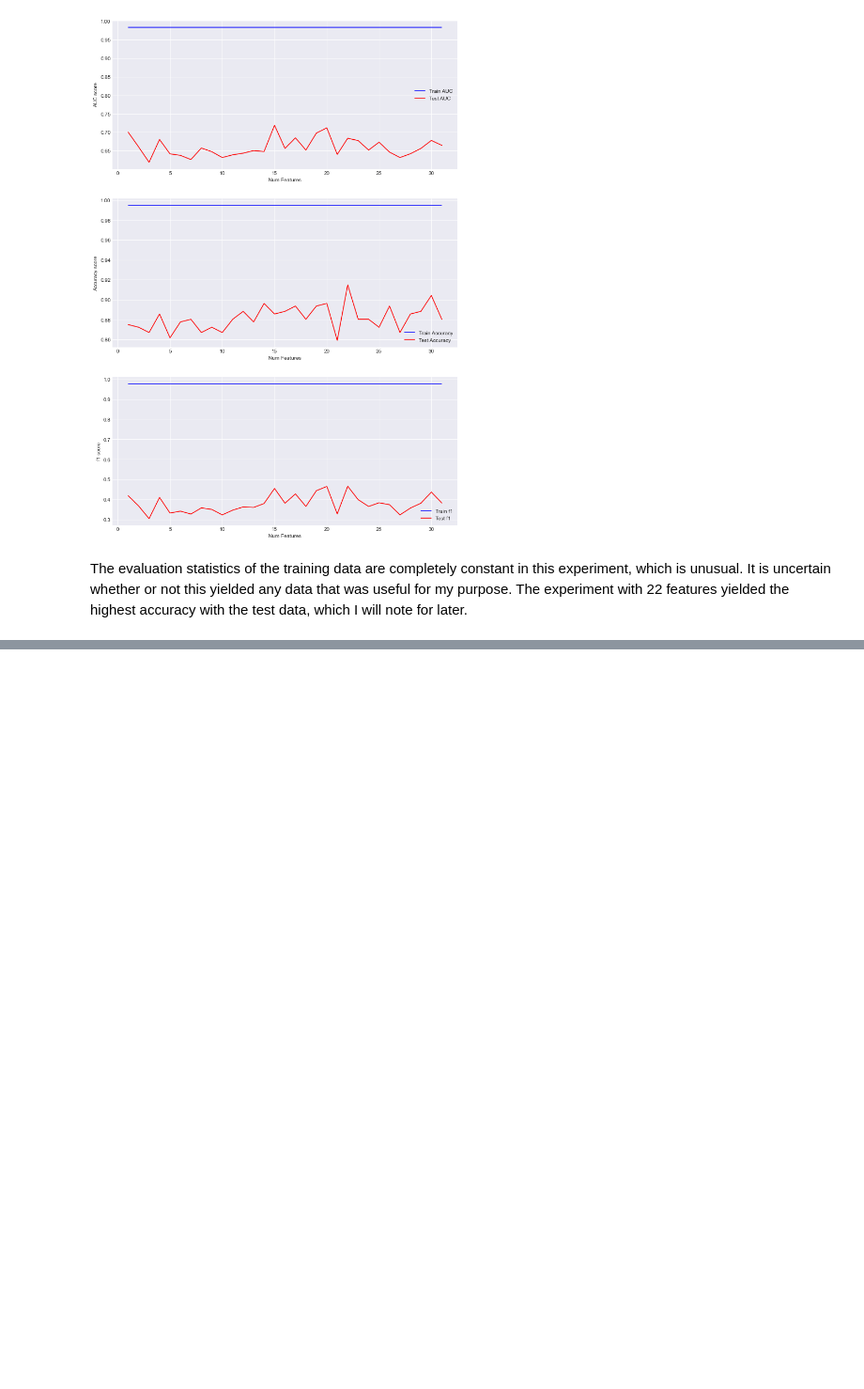
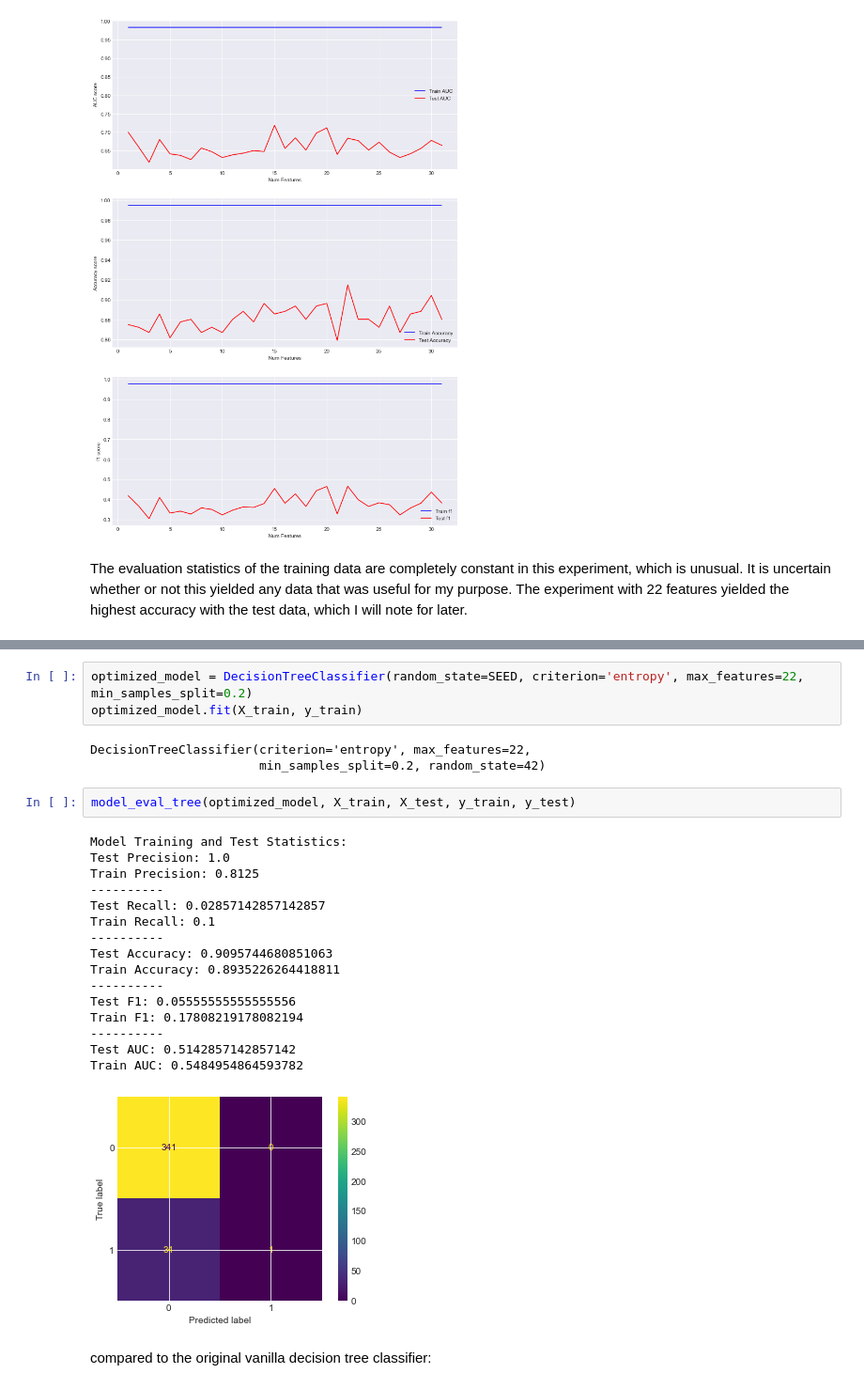
Before and after one commit to Davidkeebler/Credit_Card_Approvals_and_Denials_Prediction, a Jupyter notebook: Untitled.ipynb, the cells around one changed output, grey strips where cells are left out. Shown at 94% size. Saved outputs shown, nothing was run; the diff lists cells and outputs as text; blank space fills up the shorter version.

```diff
--- a/Untitled.ipynb
+++ b/Untitled.ipynb
@@ -632,0 +696,27 @@ The evaluation statistics of the training data are completely constant in this e
+# %%
+optimized_model = DecisionTreeClassifier(random_state=SEED, criterion='entropy', max_features=22, min_samples_split=0.2)
+optimized_model.fit(X_train, y_train)
+# %% [output]
+DecisionTreeClassifier(criterion='entropy', max_features=22,
+                       min_samples_split=0.2, random_state=42)
+# %%
+model_eval_tree(optimized_model, X_train, X_test, y_train, y_test)
+# %% [output]
+Model Training and Test Statistics:
+Test Precision: 1.0
+Train Precision: 0.8125
+----------
+Test Recall: 0.02857142857142857
+Train Recall: 0.1
+----------
+Test Accuracy: 0.9095744680851063
+Train Accuracy: 0.8935226264418811
+----------
+Test F1: 0.05555555555555556
+Train F1: 0.17808219178082194
+----------
+Test AUC: 0.5142857142857142
+Train AUC: 0.5484954864593782
+[figure, added]
+# %% [markdown]
+compared to the original vanilla decision tree classifier:
```
Also changed, not shown: parts of 8 cells of this notebook.
